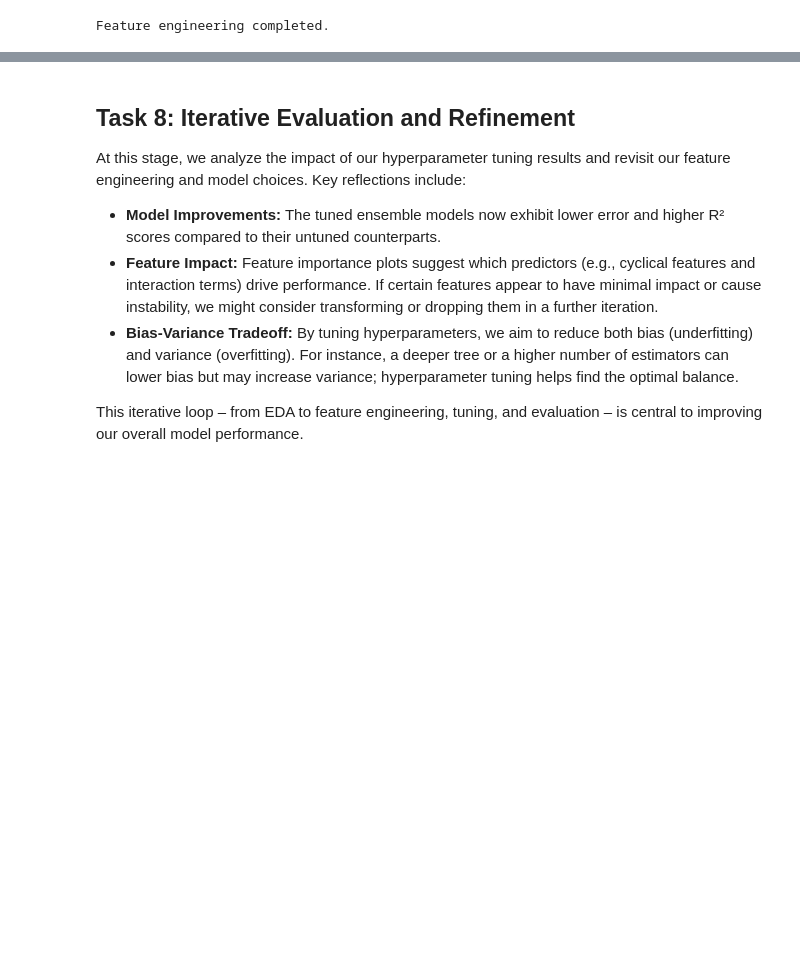
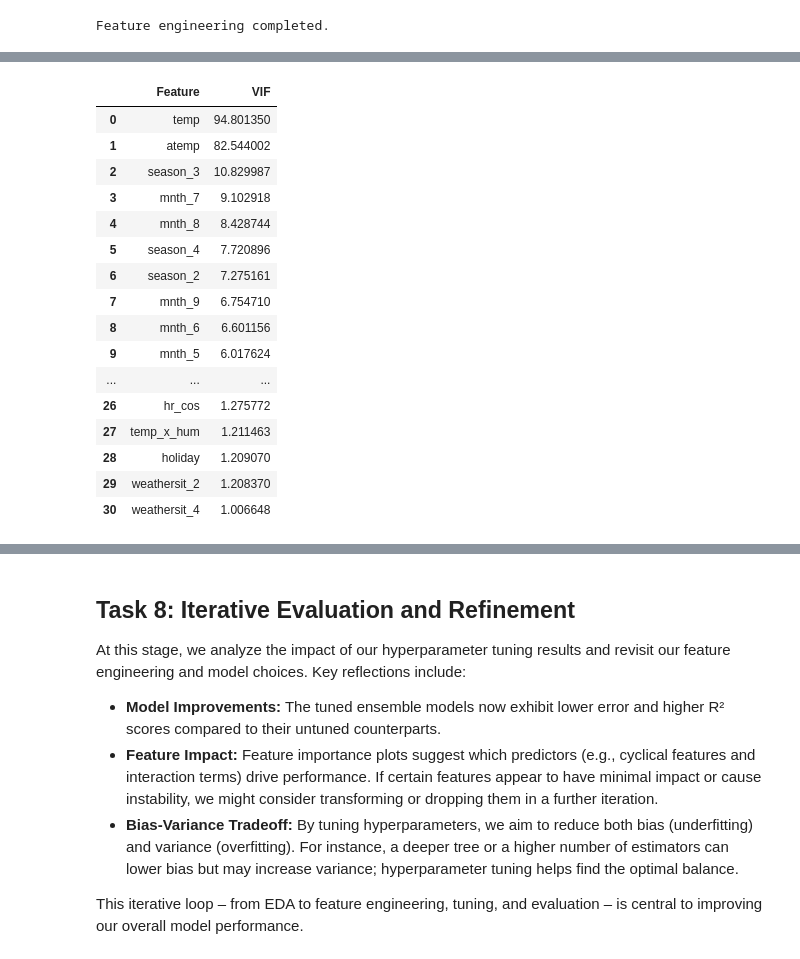
Before and after one commit to jadchebly/ML-fundamentals-2025, a Jupyter notebook: assignment2/assignment_2_Jad_Chebly.ipynb, the cells around one changed output, grey strips where cells are left out. Saved outputs shown, nothing was run; the diff lists cells and outputs as text; code cells hidden in the pictures; blank space fills up the shorter version.

```diff
--- a/assignment2/assignment_2_Jad_Chebly.ipynb
+++ b/assignment2/assignment_2_Jad_Chebly.ipynb
@@ -190,0 +212,64 @@ Feature engineering completed.
+# %%
+import pandas as pd
+import numpy as np
+from statsmodels.stats.outliers_influence import variance_inflation_factor
+
+def calculate_vif(data, features):
+    """
+    Calculates Variance Inflation Factor (VIF) for each feature to diagnose multicollinearity.
+
+    Parameters:
+    -----------
+    data : pd.DataFrame
+        The dataset containing the features.
+    features : list of str
+        The column names of the features to evaluate for VIF.
+
+    Returns:
+    --------
+    pd.DataFrame
+        A DataFrame showing each feature and its corresponding VIF score.
+    """
+    # Create a copy to avoid modifying the original dataset
+    X = data[features].copy()
+    # Add intercept manually for VIF
+    X["intercept"] = 1
+
+    vif_data = []
+    for i, col in enumerate(X.columns):
+        # Avoid computing VIF for the intercept
+        if col == "intercept":
+            continue
+        # statsmodels expects a 2D array for X
+        vif = variance_inflation_factor(X.values, i)
+        vif_data.append((col, vif))
+
+    # Return sorted by VIF descending
+    vif_df = pd.DataFrame(vif_data, columns=["Feature", "VIF"])
+    return vif_df.sort_values(by="VIF", ascending=False).reset_index(drop=True)
+
+# Example usage:
+# Let's say after feature engineering we have a list of columns:
+selected_features = [col for col in train_df.columns if col != "cnt"]
+
+# Calculate and display VIF
+vif_report = calculate_vif(train_df, selected_features)
+vif_report
+# %% [output]
+|  | Feature | VIF |
+| 0 | temp | 94.801350 |
+| 1 | atemp | 82.544002 |
+| 2 | season_3 | 10.829987 |
+| 3 | mnth_7 | 9.102918 |
+| 4 | mnth_8 | 8.428744 |
+| 5 | season_4 | 7.720896 |
+| 6 | season_2 | 7.275161 |
+| 7 | mnth_9 | 6.754710 |
+| 8 | mnth_6 | 6.601156 |
+| 9 | mnth_5 | 6.017624 |
+| ... | ... | ... |
+| 26 | hr_cos | 1.275772 |
+| 27 | temp_x_hum | 1.211463 |
+| 28 | holiday | 1.209070 |
+| 29 | weathersit_2 | 1.208370 |
+| 30 | weathersit_4 | 1.006648 |
```
Also changed, not shown: parts of 33 cells of this notebook.
